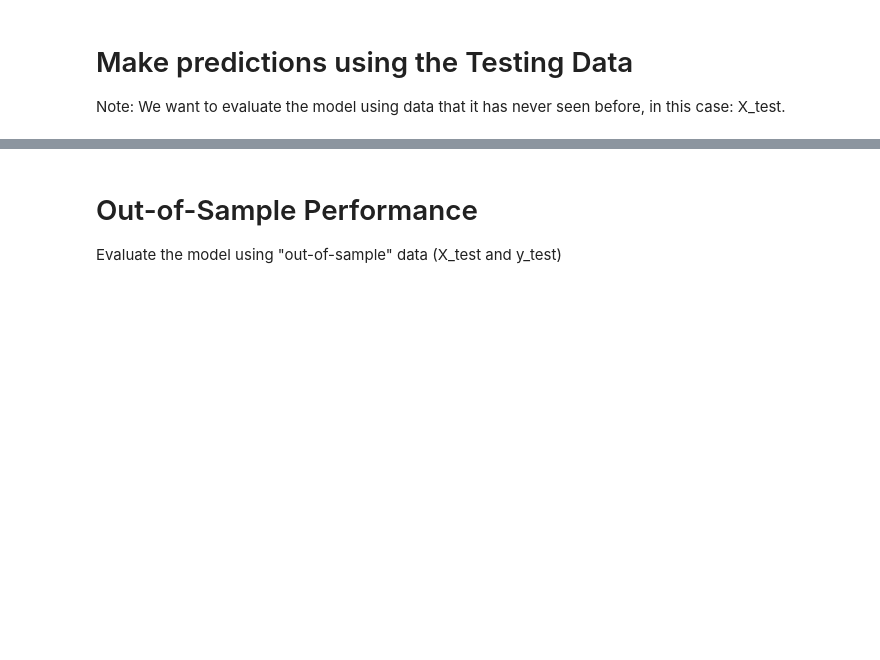
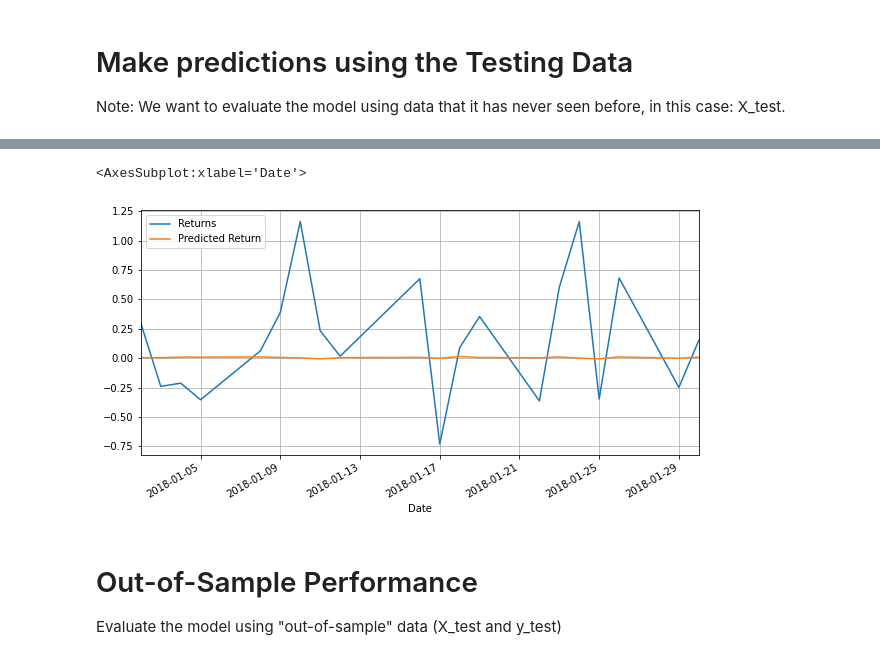
Before and after one commit to dreamscape08/time_series, a Jupyter notebook: Final_Version/regression_analysis.ipynb, the cells around one changed output, grey strips where cells are left out. Saved outputs shown, nothing was run; the diff lists cells and outputs as text; code cells hidden in the pictures; blank space fills up the shorter version.

```diff
--- a/Final_Version/regression_analysis.ipynb
+++ b/Final_Version/regression_analysis.ipynb
@@ -147,3 +166,8 @@ Results[:20].plot()
+# %%
+Results[:20].plot(legend='top-right',figsize=(10,5),grid=True)
+# %% [output]
+<AxesSubplot:xlabel='Date'>
+[figure, added]
 # %% [markdown]
 # Out-of-Sample Performance
 
```
Also changed, not shown: parts of 6 cells of this notebook, 17 other files.
